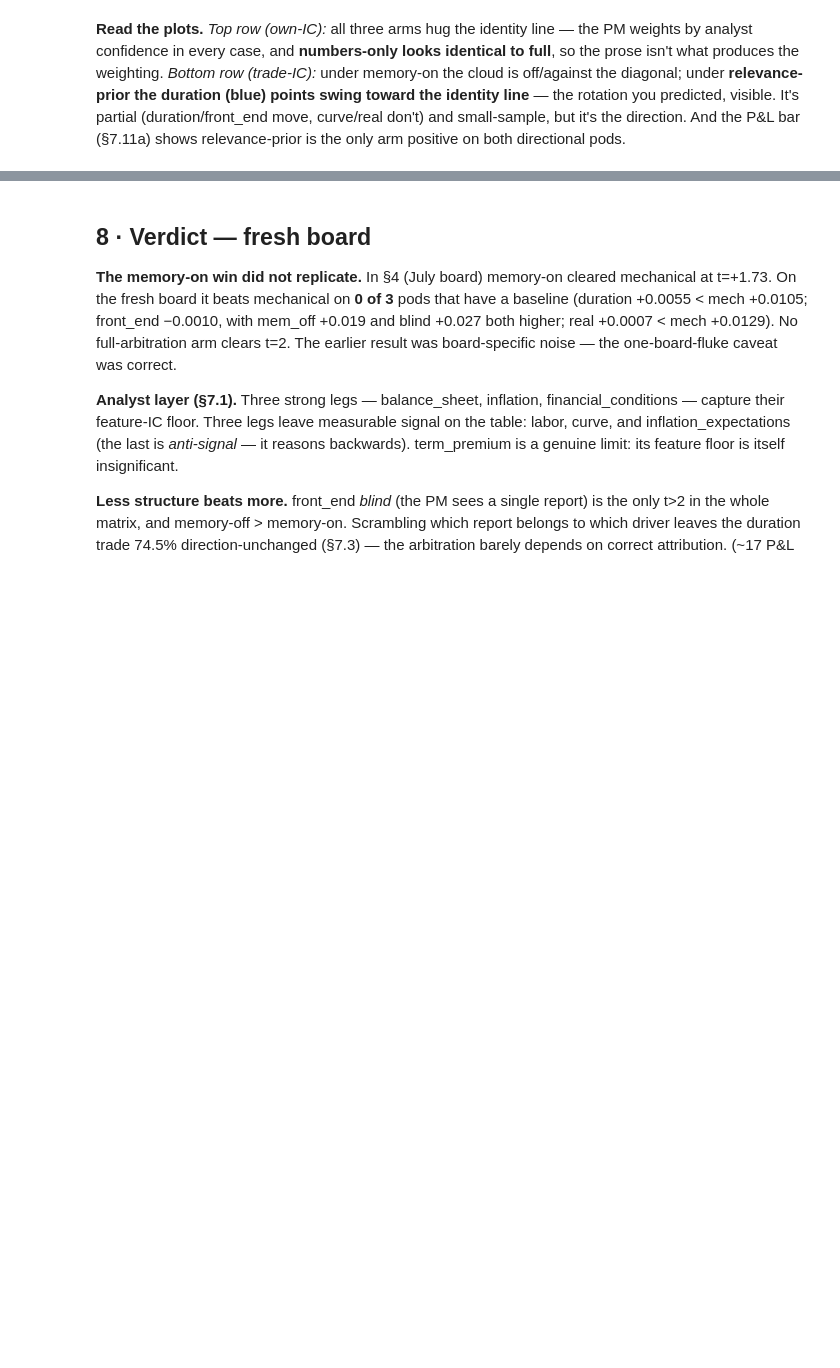
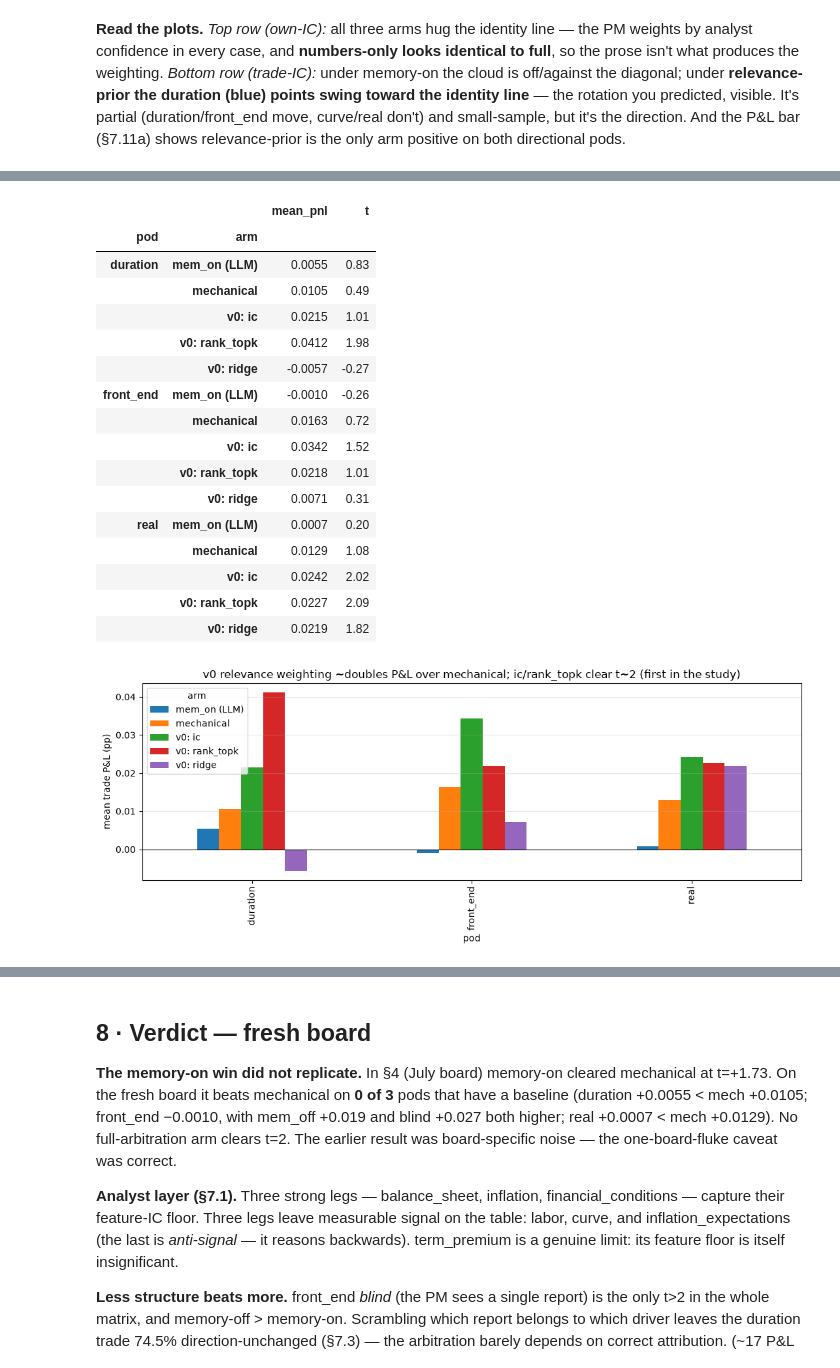
Before and after one commit to charishma005/Blackrock_UCB_MFE_Industry_Project, a Jupyter notebook: notebooks/pm_trade_evaluation.ipynb, the cells around one changed output, grey strips where cells are left out. Saved outputs shown, nothing was run; the diff lists cells and outputs as text; code cells hidden in the pictures; blank space fills up the shorter version.

```diff
--- a/notebooks/pm_trade_evaluation.ipynb
+++ b/notebooks/pm_trade_evaluation.ipynb
@@ -891,0 +896,38 @@ plt.tight_layout(rect=[0, 0.03, 1, 1])
+# %%
+# §7.12 · v0 weighting sweep — trade P&L vs the baselines (full window, deterministic).
+v0arms = {'mem_on (LLM)': '{p}_mem_on', 'mechanical': '{p}_mech',
+          'v0: ic': '{p}_rel_ic', 'v0: rank_topk': '{p}_rel_rank_topk', 'v0: ridge': '{p}_rel_ridge'}
+TRADING = ['duration', 'front_end', 'real']   # curve abstains (opposed pod)
+rows = []
+for pod in TRADING:
+    p = build_pm(pod, None); inst = list(p.trade_config['universe']); macro = load_bundle(inst)
+    for name, tmpl in v0arms.items():
+        tr = load_trades(f'../reports/pm/{tmpl.format(p=pod)}.jsonl', p.trade_config)
+        sc = score_trades(yield_pnl(tr, macro, inst, freq=p.clock_freq), tr['conviction'])
+        rows.append({'pod': pod, 'arm': name, 'mean_pnl': sc['mean'], 't': sc['t_stat']})
+v0 = pd.DataFrame(rows)
+piv = v0.pivot(index='pod', columns='arm', values='mean_pnl')[list(v0arms)].reindex(TRADING)
+ax = piv.plot.bar(figsize=(11, 4.5)); ax.axhline(0, color='k', lw=.8)
+ax.set_ylabel('mean trade P&L (pp)'); ax.grid(axis='y', alpha=.3)
+ax.set_title('v0 relevance weighting ~doubles P&L over mechanical; ic/rank_topk clear t~2 (first in the study)')
+plt.tight_layout()
+v0.assign(t=v0['t'].round(2), mean_pnl=v0['mean_pnl'].round(4)).set_index(['pod', 'arm'])
+# %% [output]
+|  |  | mean_pnl | t |
+| pod | arm |  |  |
+| duration | mem_on (LLM) | 0.0055 | 0.83 |
+|  | mechanical | 0.0105 | 0.49 |
+|  | v0: ic | 0.0215 | 1.01 |
+|  | v0: rank_topk | 0.0412 | 1.98 |
+|  | v0: ridge | -0.0057 | -0.27 |
+| front_end | mem_on (LLM) | -0.0010 | -0.26 |
+|  | mechanical | 0.0163 | 0.72 |
+|  | v0: ic | 0.0342 | 1.52 |
+|  | v0: rank_topk | 0.0218 | 1.01 |
+|  | v0: ridge | 0.0071 | 0.31 |
+| real | mem_on (LLM) | 0.0007 | 0.20 |
+|  | mechanical | 0.0129 | 1.08 |
+|  | v0: ic | 0.0242 | 2.02 |
+|  | v0: rank_topk | 0.0227 | 2.09 |
+|  | v0: ridge | 0.0219 | 1.82 |
+[figure, added]
```
Also changed, not shown: parts of 2 cells of this notebook.
